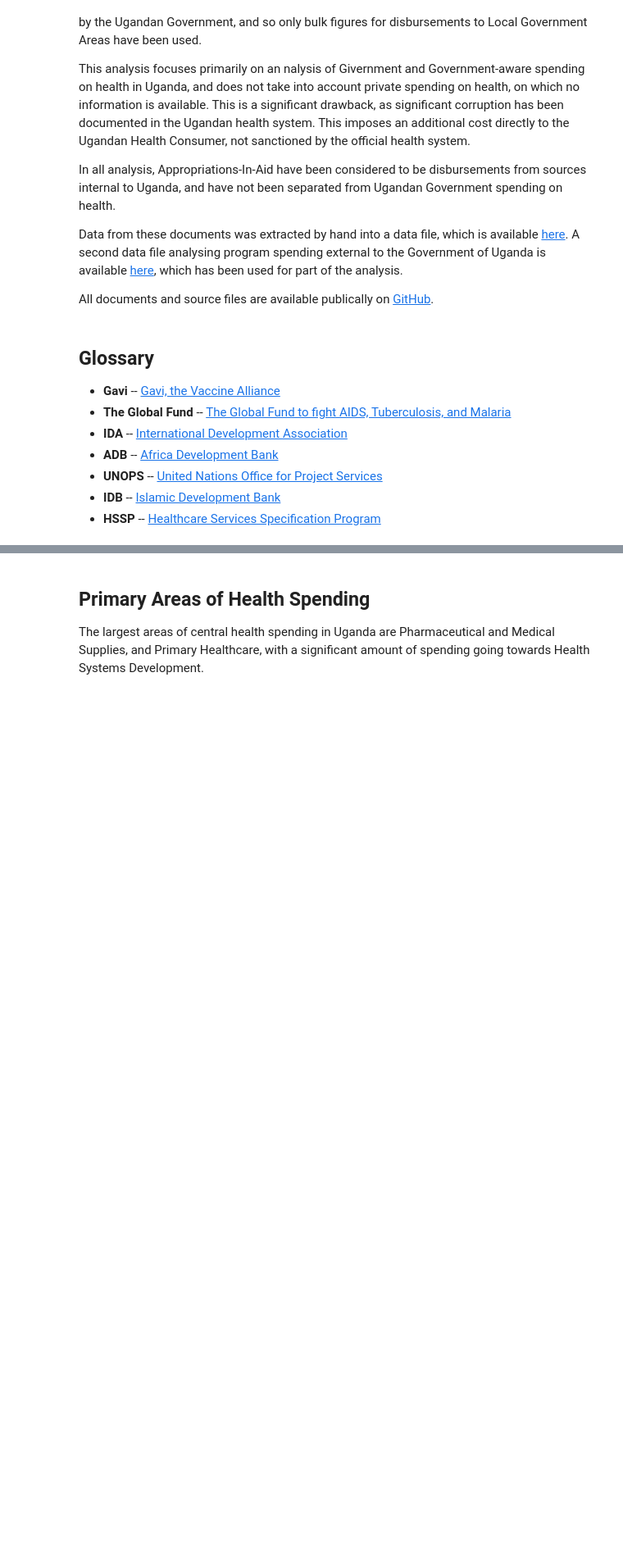
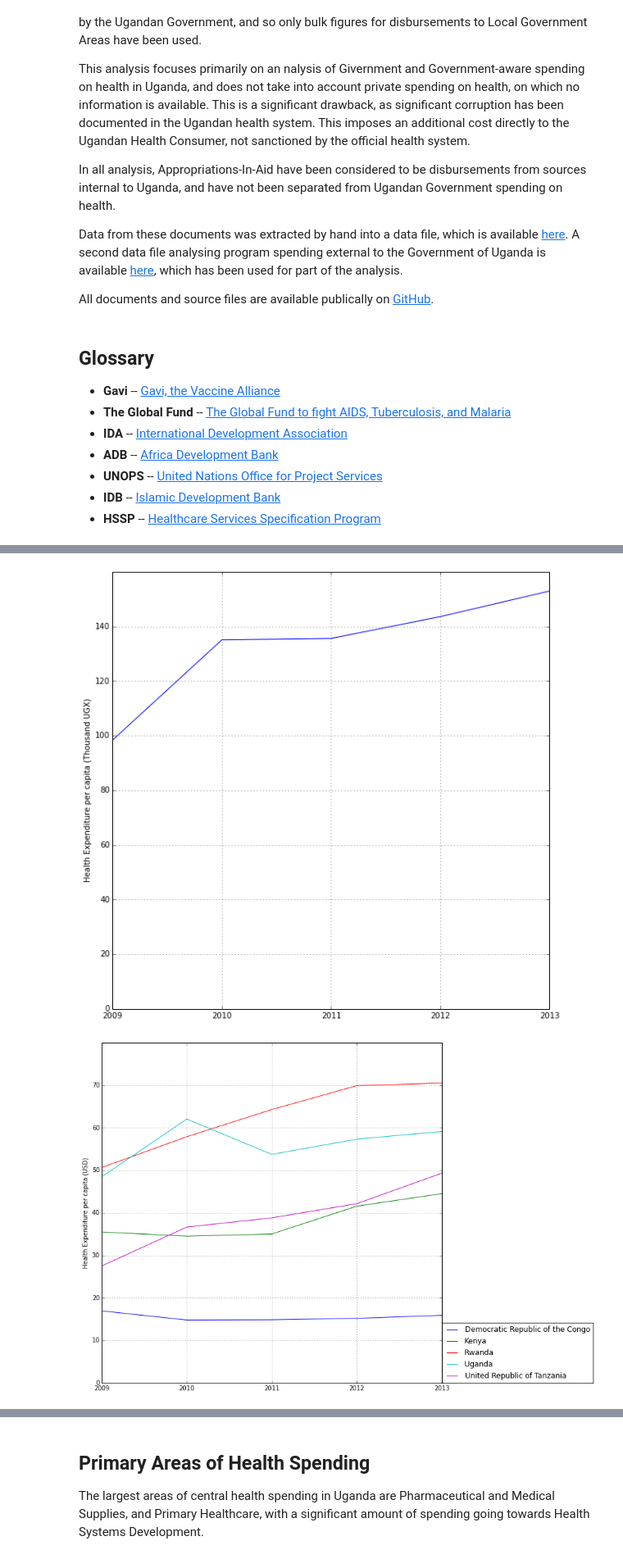
Before and after one commit to forsakendaemon/uganda, a Jupyter notebook: Uganda Health Financing.ipynb, the cells around one changed output, grey strips where cells are left out. Shown at 82% size. Drawn from its saved outputs; the diff is of its cells as text; code cells hidden in the pictures; blank space fills up the shorter version.

Commit message:
Update Notebook into Indicator-focussed format.

```diff
--- a/Uganda Health Financing.ipynb
+++ b/Uganda Health Financing.ipynb
@@ -39,3 +39,5 @@ health_budget = pd.read_csv('health_budget.csv', comment='#')
 aid_funding = pd.read_csv('aid_funding.csv', comment='#')
 overall_budget = pd.read_csv('overall_budget.csv', comment='#')
 health_expenditure_gho = pd.read_csv('health_expenditure_gho.csv', comment='#', index_col='Year')
+nha_indicators = pd.read_csv('nha_indicators.csv')
+nha_indicators_region = pd.read_csv('nha_indicators_region.csv')
@@ -41,0 +50,20 @@ health_expenditure_gho = pd.read_csv('health_expenditure_gho.csv', comment='#',
+# %%
+inda = nha_indicators[(nha_indicators["Indicators"] == "Total expenditure on health") & (nha_indicators["Unit"] == "in current NCU per capita")].drop(["Indicators", "Unit"], axis=1)
+plotinda = inda.stack()[12].convert_objects(convert_numeric=True).plot(figsize=(10,10))
+plotinda.set_yticks(np.arange(0, 160000, 20000))
+plotinda.set_yticklabels(np.arange(0, 160, 20))
+plotinda.set_ylabel("Health Expenditure per capita (Thousand UGX)")
+plotinda.set_xticks(np.arange(0, 4.5))
+plotinda.set_xticklabels(np.arange(2009, 2014));
+
+indar = nha_indicators_region[nha_indicators_region["Indicators"] == "Total expenditure on health"].drop(['Indicators', 'Unit'], axis=1)
+plotindar = indar.set_index("Countries").T.plot(figsize=(10,10))
+plotindar.legend(loc=(1,0))
+plotindar.set_yticks(np.arange(0, 80, 10))
+plotindar.set_yticklabels(np.arange(0, 80, 10))
+plotindar.set_ylabel("Health Expenditure per capita (USD)")
+plotindar.set_xticks(np.arange(0, 4.5))
+plotindar.set_xticklabels(np.arange(2009, 2014));
+# %% [output]
+[figure, added]
+[figure, added]
```
Also changed, not shown: parts of 23 cells of this notebook.
